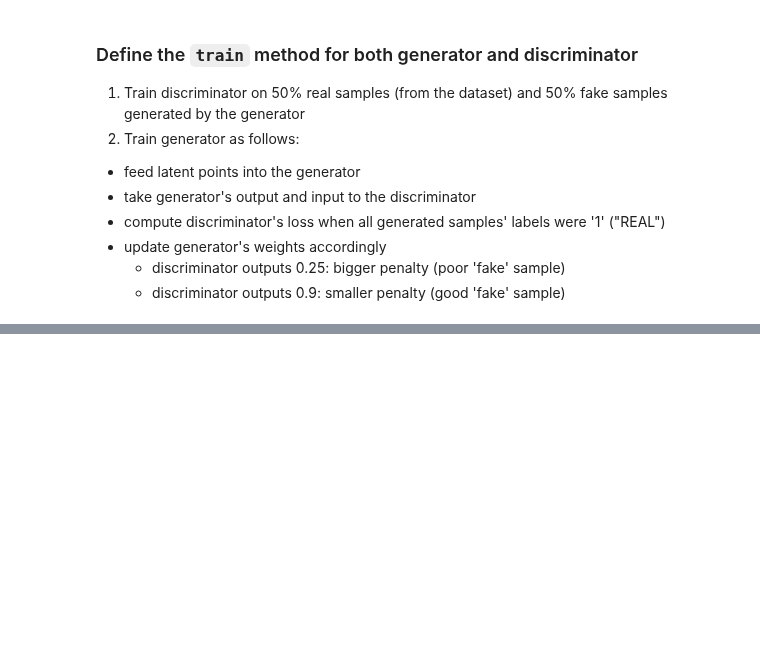
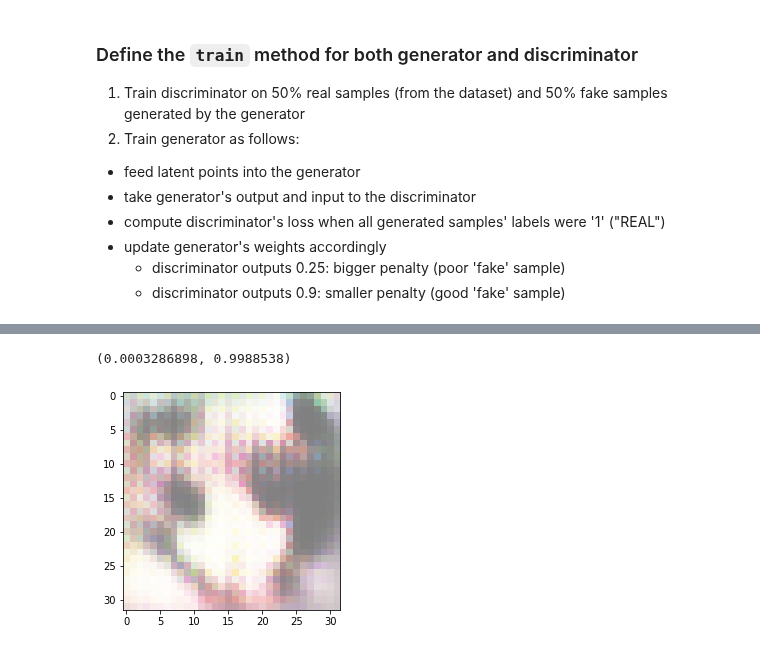
Before and after one commit to akamojo/AnimeStyleTransfer, a Jupyter notebook: anime_gan.ipynb, the cells around one changed output, grey strips where cells are left out. Saved outputs shown, nothing was run; the diff lists cells and outputs as text; code cells hidden in the pictures; blank space fills up the shorter version.

```diff
--- a/anime_gan.ipynb
+++ b/anime_gan.ipynb
@@ -309,16 +331,26 @@ gan_model = define_gan(g_model, d_model)
     - discriminator outputs 0.9: smaller penalty (good 'fake' sample)
 # %%
 # train the generator and discriminator
-def train(g_model, d_model, gan_model, dataset, latent_dim, n_epochs=100, n_batch=256, save_every=10):
+def train(g_model, d_model, gan_model, dataset, latent_dim, n_epochs=100, n_batch=256, save_every=10, label=None):
     bat_per_epo = int(dataset.shape[0] / n_batch)
     half_batch = int(n_batch / 2)
     acc_real_list, acc_fake_list = [], []
     loss_real_list, loss_fake_list = [], []
 
     timestamp = time.strftime("%Y-%m-%d_%H:%M:%S")
+    if label:
+      timestamp = label + '-' + timestamp
+
     if not os.path.isdir(timestamp):
         os.mkdir(timestamp)
     print(f">>> MODEL AND ITS EVALUATION CAN BE FOUND IN {timestamp} DIRECTORY :)")
+
+    # dump model summary into file
+    with open(os.path.join(timestamp, f"SUMMARY-{timestamp}.txt"), "w") as summary_file:
+      summary_file.write("DISCRIMINATOR:\n")
+      summary_file.write(get_model_summary_string(d_model))
+      summary_file.write("\nGENERATOR:\n")
+      summary_file.write(get_model_summary_string(g_model))
 
     # manually enumerate epochs
     for i in range(n_epochs):
@@ -362,7 +394,7 @@ def train(g_model, d_model, gan_model, dataset, latent_dim, n_epochs=100, n_batc
         if (i+1) % save_every == 0:
             print()
             # save generating images result
-            save_images_plot((x_fake + 1.) / 2., i, timestamp=timestamp, n=8)
+            save_images_plot(x_fake, i, timestamp=timestamp, n=8)
 
             # save plot with accuracy
             save_measure_plot(acc_real_list, acc_fake_list, i, label='accuracy', timestamp=timestamp)
@@ -406,5 +448,3 @@ def save_model(g_model, epoch, timestamp=''):
         os.mkdir(os.path.join(timestamp, 'model'))
     filename = os.path.join(timestamp, 'model', 'generator_%03d.h5' % (epoch + 1))
     g_model.save(filename)
-# %%
-train(g_model, d_model, gan_model, dataset, latent_dim, n_epochs=80, save_every=10)
@@ -430,0 +453,11 @@ KeyboardInterrupt:
+# %%
+# size of the latent space
+latent_dim = 100
+# create the discriminator
+d_model = define_discriminator()
+# create the generator
+g_model = define_generator(latent_dim)
+# create the gan
+gan_model = define_gan(g_model, d_model)
+
+train(g_model, d_model, gan_model, dataset, latent_dim, n_epochs=100, n_batch=256, save_every=10, label='TANH2')
@@ -431,3 +483,14 @@ KeyboardInterrupt:
+# %%
+# generate images
+num_images = 64
+# generate images
+X, _ = generate_fake_samples_with_generator(g_model, 100, num_images)
+idx = np.random.randint(0, num_images)
+plt.imshow(X[idx])
+np.min(X[idx]), np.max(X[idx])
+# %% [output]
+(0.0003286898, 0.9988538)
+[figure, added]
 # %%
 # example of loading the generator model and generating images
 from keras.models import load_model
```
Also changed, not shown: parts of 26 cells of this notebook.
